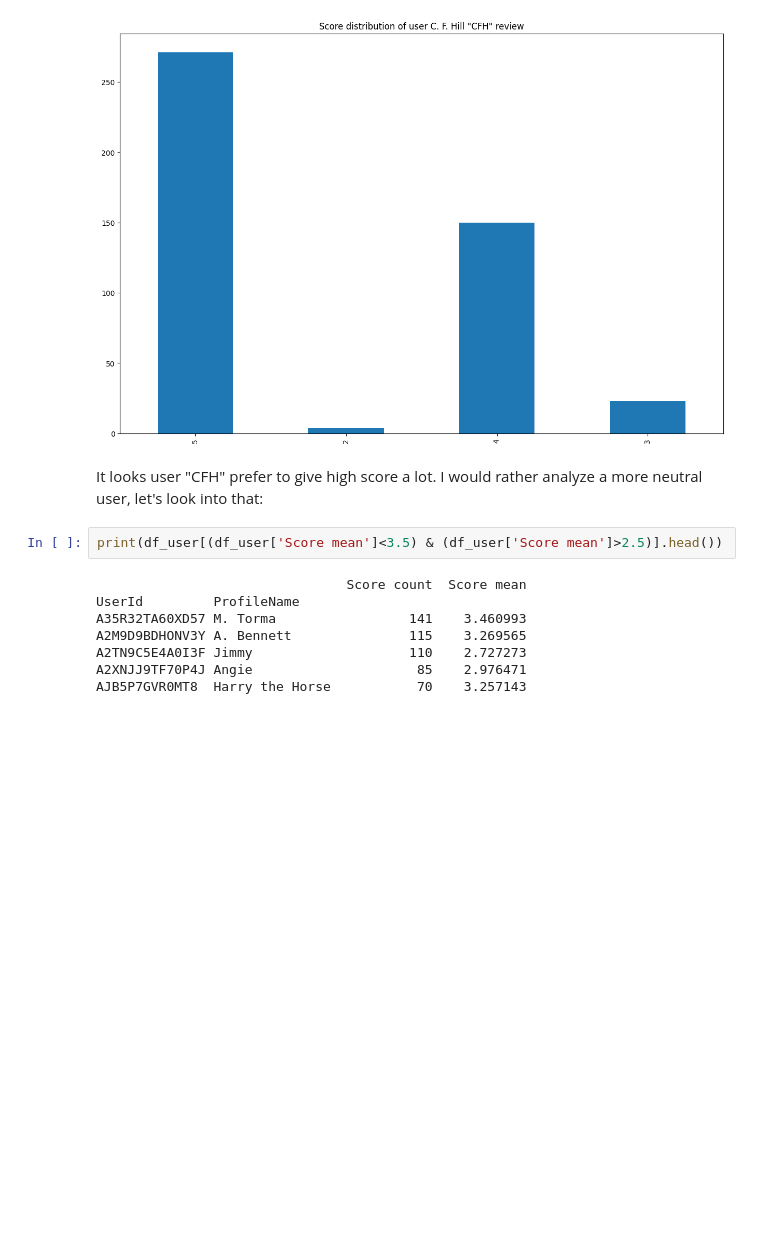
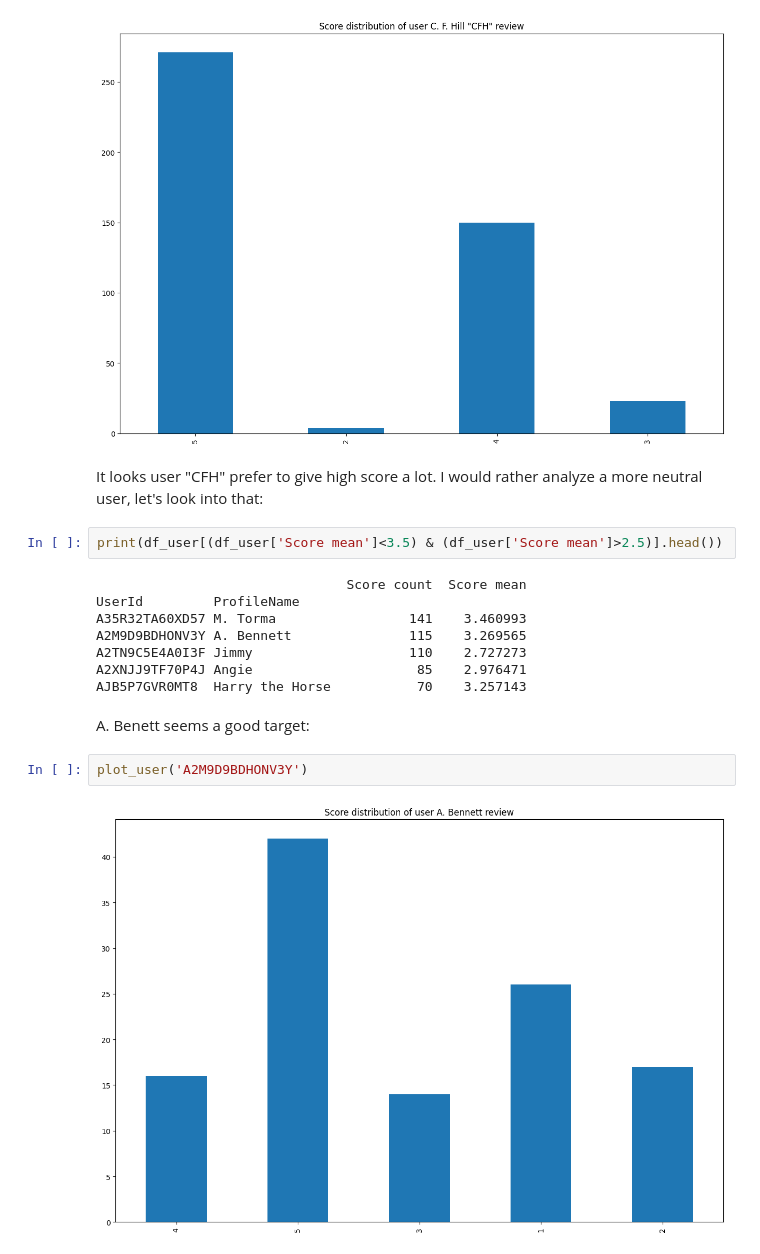
Before and after one commit to Vaibhav12301/Restaurant_Review_Sentimental-Analysis, a Jupyter notebook: Restaurant_Review_Sentimental_Analysis.ipynb, the cells around one changed output. Drawn from its saved outputs; the diff is of its cells as text; blank space fills up the shorter version.

Commit message:
Plotted user graph of A. Benett

```diff
--- a/Restaurant_Review_Sentimental_Analysis.ipynb
+++ b/Restaurant_Review_Sentimental_Analysis.ipynb
@@ -427,3 +427,9 @@ A2M9D9BDHONV3Y A. Bennett               115    3.269565
 A2TN9C5E4A0I3F Jimmy                    110    2.727273
 A2XNJJ9TF70P4J Angie                     85    2.976471
 AJB5P7GVR0MT8  Harry the Horse           70    3.257143
+# %% [markdown]
+A. Benett seems a good target:
+# %%
+plot_user('A2M9D9BDHONV3Y')
+# %% [output]
+[figure, added]
```
